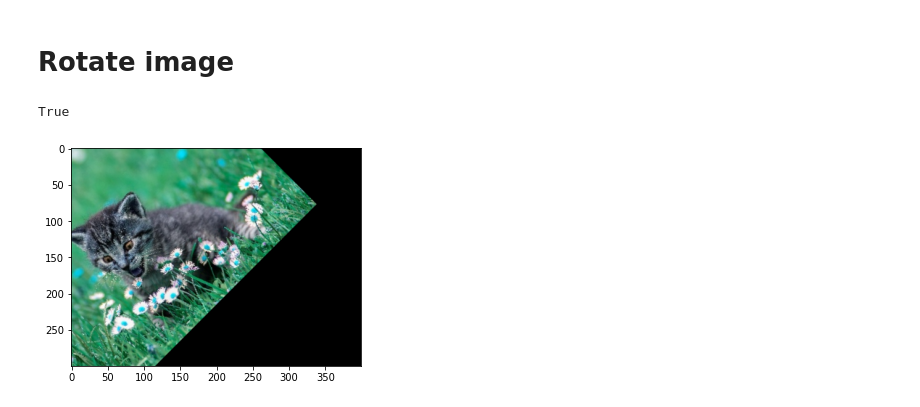
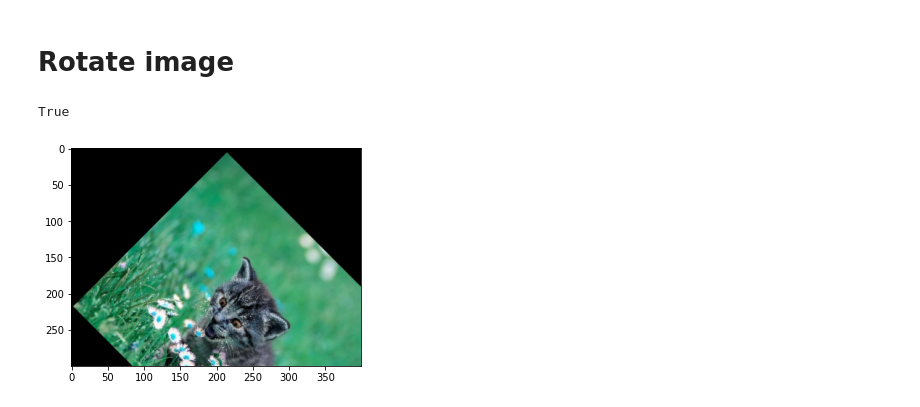
Before and after one commit to linhengchuan/python, a Jupyter notebook: cv/cv_img_processing.ipynb, the cells around one changed output. Saved outputs shown, nothing was run; the diff lists cells and outputs as text; code cells hidden in the pictures.

```diff
--- a/cv/cv_img_processing.ipynb
+++ b/cv/cv_img_processing.ipynb
@@ -248,19 +248,19 @@ plt.imshow(blended,cmap='gray')
 # %%
 # load the image and show it
 import cv2
 image = cv2.imread("assets/cat.jpg")
 # plt.imshow(image)
 # define a point of rotation
 (h, w) = image.shape[:2]
 (cX, cY) = (2*w // 8, 7*h // 8)
 # rotate our image by 45 degrees around the point of rotation
-M = cv2.getRotationMatrix2D((cX, cY), 45, 1.0)
+M = cv2.getRotationMatrix2D((cX, cY), -45, 1.0)
 rotated = cv2.warpAffine(image, M, (w, h))
 # cv2.imshow("Rotated by 45 Degrees", rotated)
 # cv2.waitKey()
 # cv2.destroyAllWindows()
 plt.imshow(rotated)
-cv2.imwrite("assets/rotated_cat1.jpg", rotated)
+cv2.imwrite("assets/rotated_cat2.jpg", rotated)
 # %% [output]
 True
-[figure, old version]
+[figure, new version]
```
Also changed, not shown: 3 other files.
